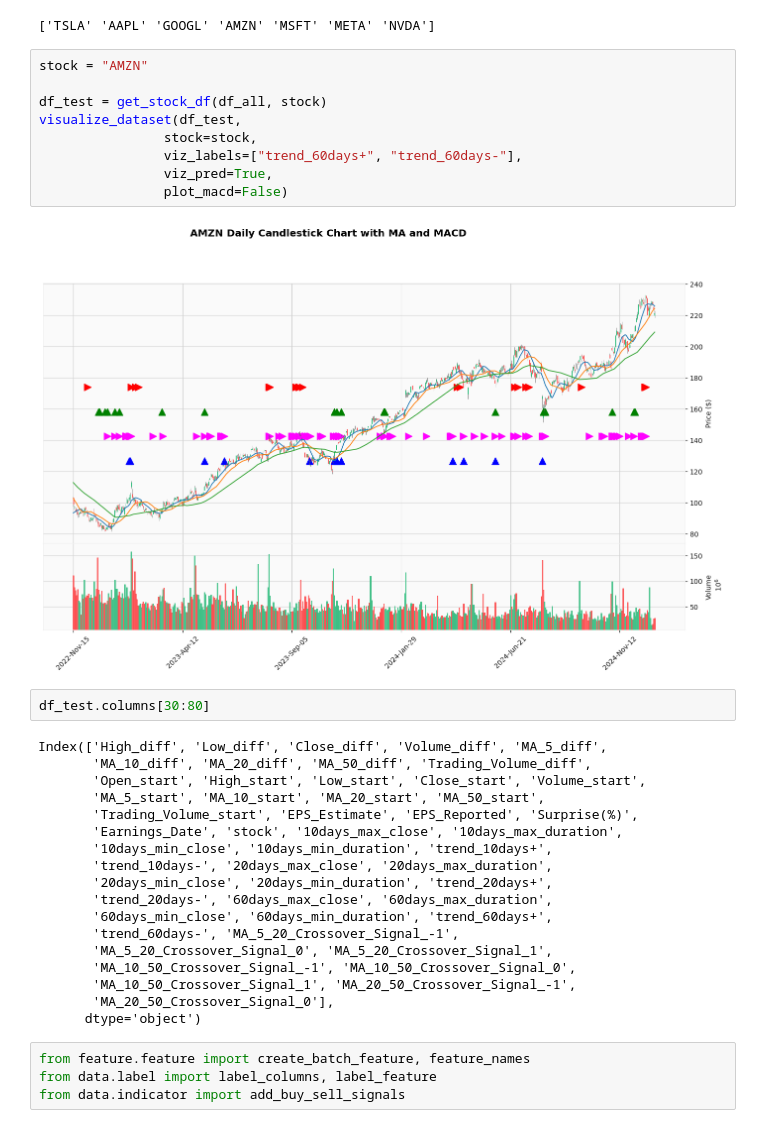
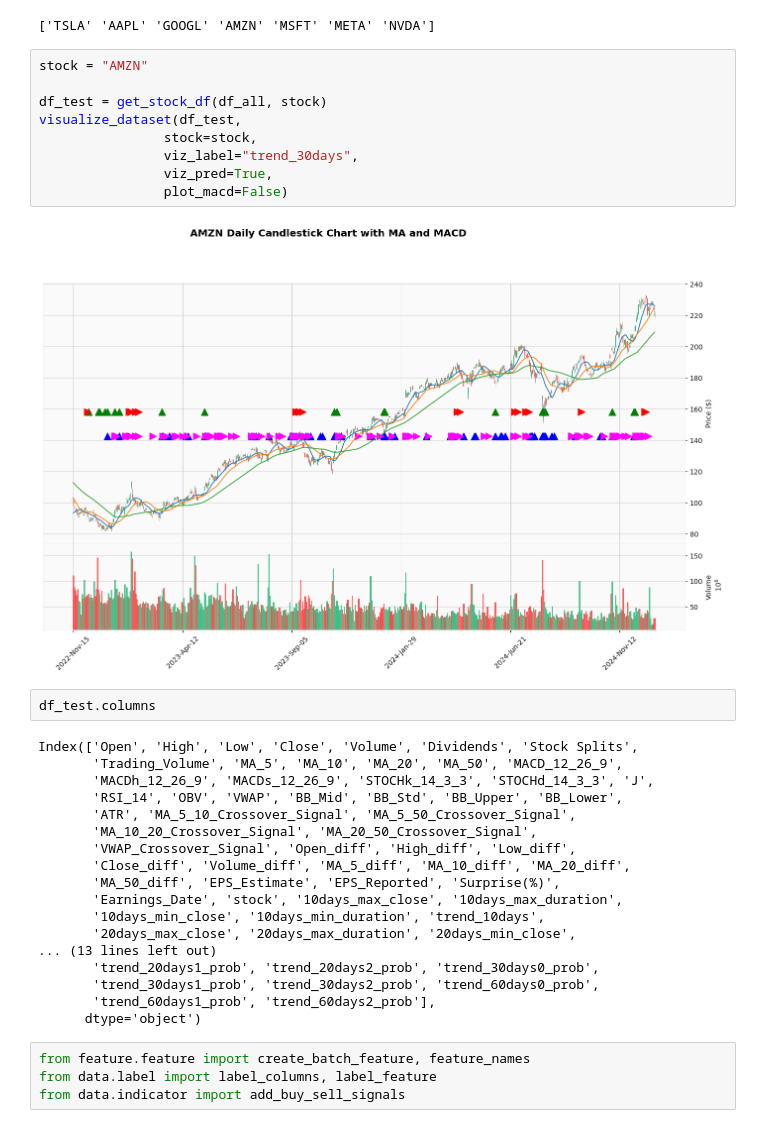
Before and after one commit to junqiangzhou/Quant-Modeling, a Jupyter notebook: visualize.ipynb, the cells around one changed output. Cells and saved outputs as stored; diff of their text form.

Commit message:
add multi-class label

```diff
--- a/visualize.ipynb
+++ b/visualize.ipynb
@@ -32,33 +32,33 @@ print(df_all["stock"].unique())
 # %%
 stock = "AMZN"
 
 df_test = get_stock_df(df_all, stock)
 visualize_dataset(df_test,
                 stock=stock,
-                viz_labels=["trend_60days+", "trend_60days-"],
+                viz_label="trend_30days",
                 viz_pred=True,
                 plot_macd=False)
 # %% [output]
-[figure, old version]
+[figure, new version]
 # %%
-df_test.columns[30:80]
+df_test.columns
 # %% [output]
-Index(['High_diff', 'Low_diff', 'Close_diff', 'Volume_diff', 'MA_5_diff',
-       'MA_10_diff', 'MA_20_diff', 'MA_50_diff', 'Trading_Volume_diff',
-       'Open_start', 'High_start', 'Low_start', 'Close_start', 'Volume_start',
-       'MA_5_start', 'MA_10_start', 'MA_20_start', 'MA_50_start',
-       'Trading_Volume_start', 'EPS_Estimate', 'EPS_Reported', 'Surprise(%)',
+Index(['Open', 'High', 'Low', 'Close', 'Volume', 'Dividends', 'Stock Splits',
+       'Trading_Volume', 'MA_5', 'MA_10', 'MA_20', 'MA_50', 'MACD_12_26_9',
+       'MACDh_12_26_9', 'MACDs_12_26_9', 'STOCHk_14_3_3', 'STOCHd_14_3_3', 'J',
+       'RSI_14', 'OBV', 'VWAP', 'BB_Mid', 'BB_Std', 'BB_Upper', 'BB_Lower',
+       'ATR', 'MA_5_10_Crossover_Signal', 'MA_5_50_Crossover_Signal',
+       'MA_10_20_Crossover_Signal', 'MA_20_50_Crossover_Signal',
+       'VWAP_Crossover_Signal', 'Open_diff', 'High_diff', 'Low_diff',
+       'Close_diff', 'Volume_diff', 'MA_5_diff', 'MA_10_diff', 'MA_20_diff',
+       'MA_50_diff', 'EPS_Estimate', 'EPS_Reported', 'Surprise(%)',
        'Earnings_Date', 'stock', '10days_max_close', '10days_max_duration',
-       '10days_min_close', '10days_min_duration', 'trend_10days+',
-       'trend_10days-', '20days_max_close', '20days_max_duration',
-       '20days_min_close', '20days_min_duration', 'trend_20days+',
-       'trend_20days-', '60days_max_close', '60days_max_duration',
-       '60days_min_close', '60days_min_duration', 'trend_60days+',
-       'trend_60days-', 'MA_5_20_Crossover_Signal_-1',
-       'MA_5_20_Crossover_Signal_0', 'MA_5_20_Crossover_Signal_1',
-       'MA_10_50_Crossover_Signal_-1', 'MA_10_50_Crossover_Signal_0',
-       'MA_10_50_Crossover_Signal_1', 'MA_20_50_Crossover_Signal_-1',
-       'MA_20_50_Crossover_Signal_0'],
+       '10days_min_close', '10days_min_duration', 'trend_10days',
+       '20days_max_close', '20days_max_duration', '20days_min_close',
+... (13 lines left out)
+       'trend_20days1_prob', 'trend_20days2_prob', 'trend_30days0_prob',
+       'trend_30days1_prob', 'trend_30days2_prob', 'trend_60days0_prob',
+       'trend_60days1_prob', 'trend_60days2_prob'],
       dtype='object')
 # %%
 from feature.feature import create_batch_feature, feature_names
```
Also changed, not shown: parts of 3 cells of this notebook, 8 other files.
